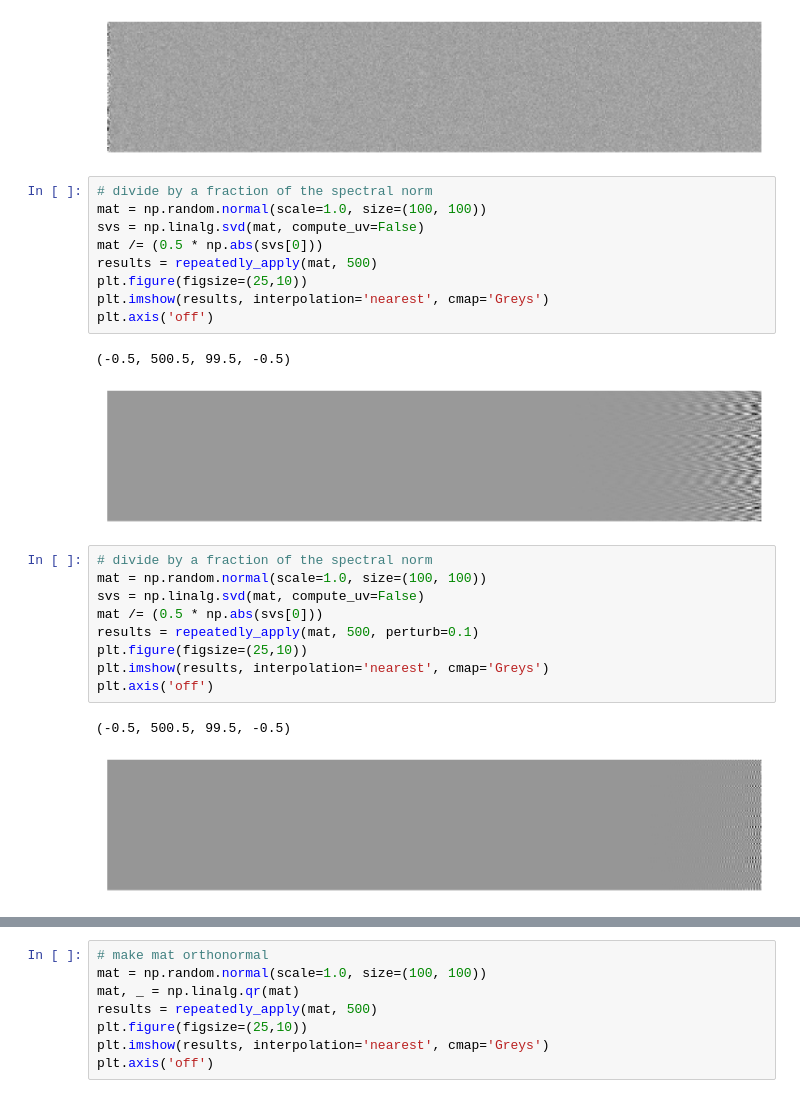
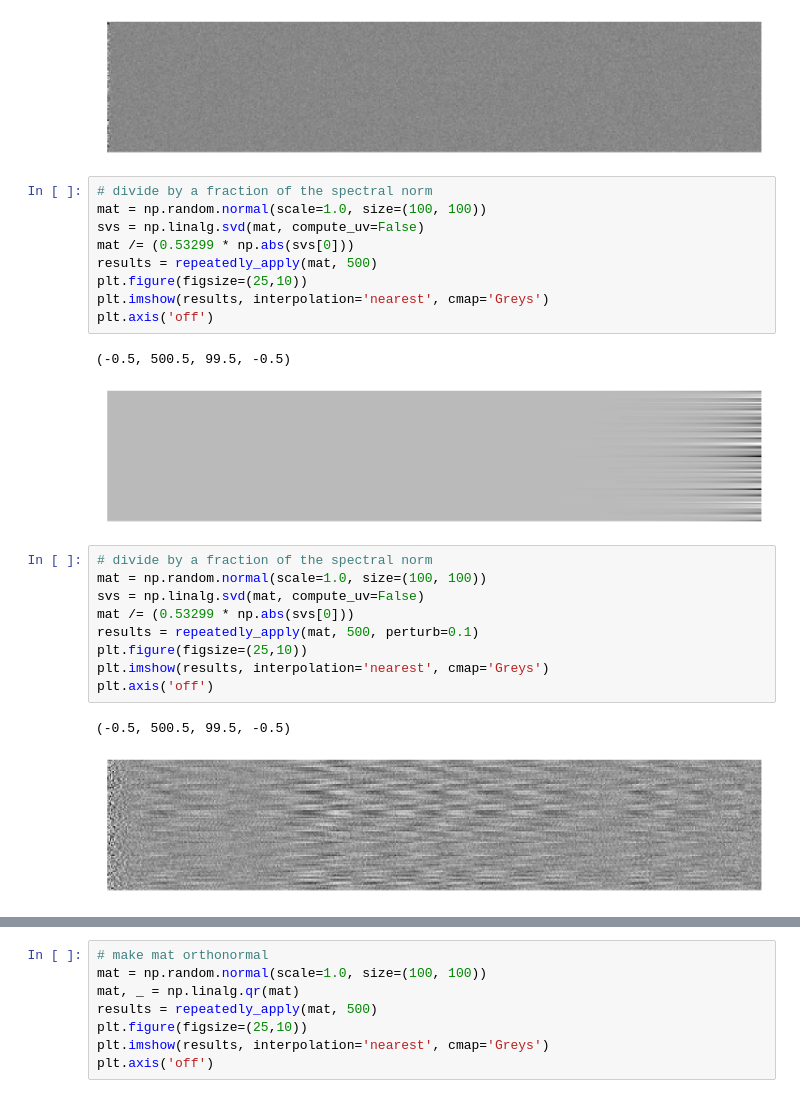
Before and after one commit to PFCM/489-notebooks, a Jupyter notebook: linear dynamics.ipynb, the cells around one changed output, grey strips where cells are left out. Drawn from its saved outputs; the diff is of its cells as text.

```diff
--- a/linear dynamics.ipynb
+++ b/linear dynamics.ipynb
@@ -115,26 +115,26 @@ plt.axis('off')
 # divide by a fraction of the spectral norm
 mat = np.random.normal(scale=1.0, size=(100, 100))
 svs = np.linalg.svd(mat, compute_uv=False)
-mat /= (0.5 * np.abs(svs[0]))
+mat /= (0.53299 * np.abs(svs[0]))
 results = repeatedly_apply(mat, 500)
 plt.figure(figsize=(25,10))
 plt.imshow(results, interpolation='nearest', cmap='Greys')
 plt.axis('off')
 # %% [output]
 (-0.5, 500.5, 99.5, -0.5)
-[figure, old version]
+[figure, new version]
 # %%
 # divide by a fraction of the spectral norm
 mat = np.random.normal(scale=1.0, size=(100, 100))
 svs = np.linalg.svd(mat, compute_uv=False)
-mat /= (0.5 * np.abs(svs[0]))
+mat /= (0.53299 * np.abs(svs[0]))
 results = repeatedly_apply(mat, 500, perturb=0.1)
 plt.figure(figsize=(25,10))
 plt.imshow(results, interpolation='nearest', cmap='Greys')
 plt.axis('off')
 # %% [output]
 (-0.5, 500.5, 99.5, -0.5)
-[figure, old version]
+[figure, new version]
 # %%
 # divide by a fraction of the spectral norm
 mat = np.random.normal(scale=1.0, size=(100, 100))
```
Also changed, not shown: parts of 4 cells of this notebook, 1 other file.
